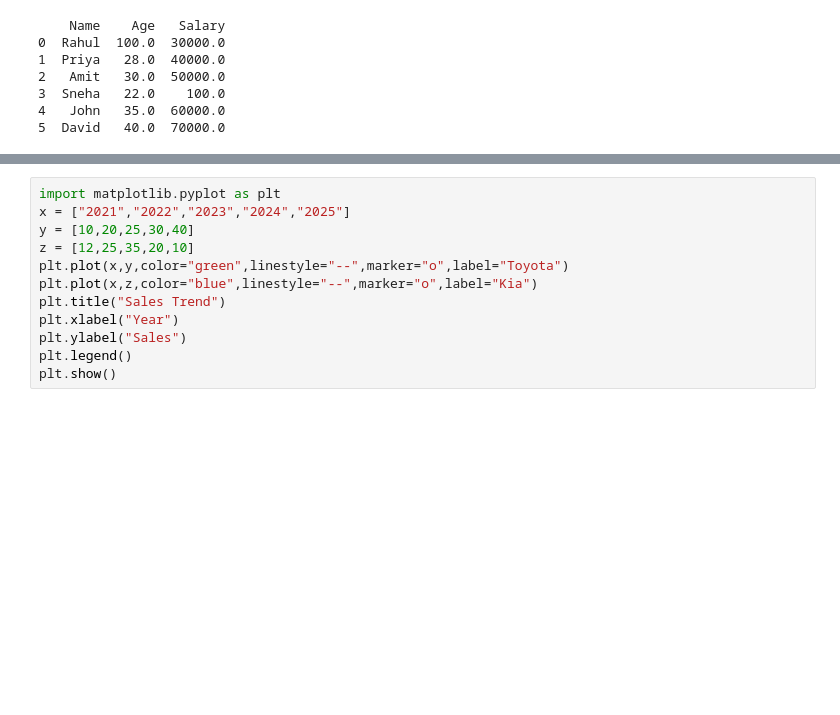
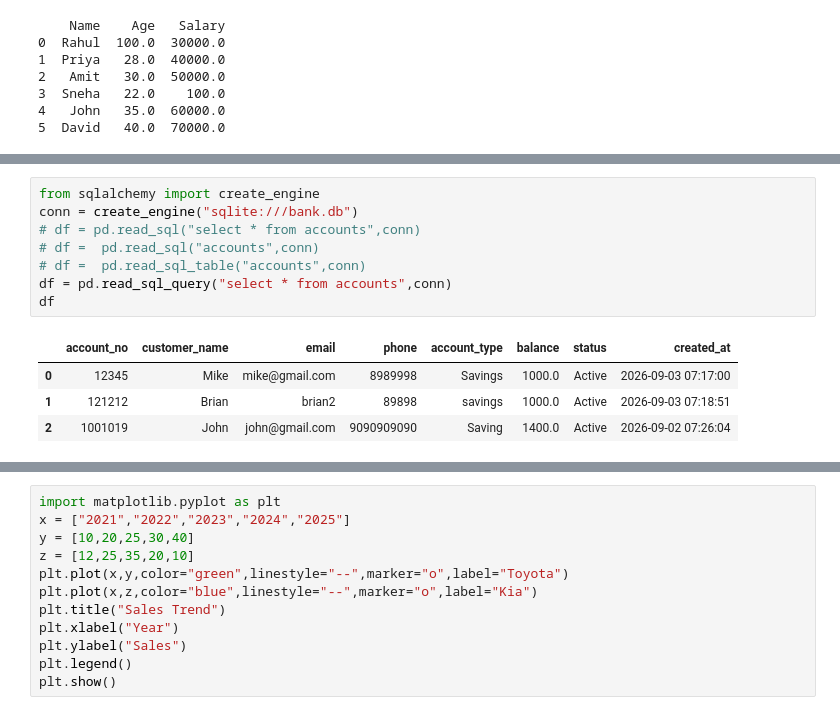
Before and after one commit to nairx/br26i-python, a Jupyter notebook: part4-data-science-analytics/p2-pandas.ipynb, the cells around one changed output, grey strips where cells are left out. Saved outputs shown, nothing was run; the diff lists cells and outputs as text; blank space fills up the shorter version.

```diff
--- a/part4-data-science-analytics/p2-pandas.ipynb
+++ b/part4-data-science-analytics/p2-pandas.ipynb
@@ -203,0 +455,13 @@ plt.show()
+# %%
+from sqlalchemy import create_engine
+conn = create_engine("sqlite:///bank.db")
+# df = pd.read_sql("select * from accounts",conn)
+# df =  pd.read_sql("accounts",conn)
+# df =  pd.read_sql_table("accounts",conn)
+df = pd.read_sql_query("select * from accounts",conn)
+df
+# %% [output]
+|  | account_no | customer_name | email | phone | account_type | balance | status | created_at |
+| 0 | 12345 | Mike | mike@gmail.com | 8989998 | Savings | 1000.0 | Active | 2026-09-03 07:17:00 |
+| 1 | 121212 | Brian | brian2 | 89898 | savings | 1000.0 | Active | 2026-09-03 07:18:51 |
+| 2 | 1001019 | John | john@gmail.com | 9090909090 | Saving | 1400.0 | Active | 2026-09-02 07:26:04 |
```
Also changed, not shown: parts of 24 cells of this notebook, 7 other files.
